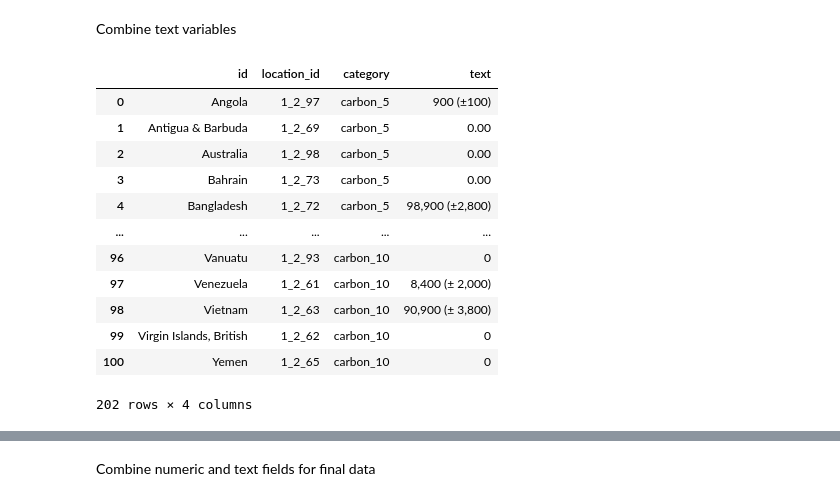
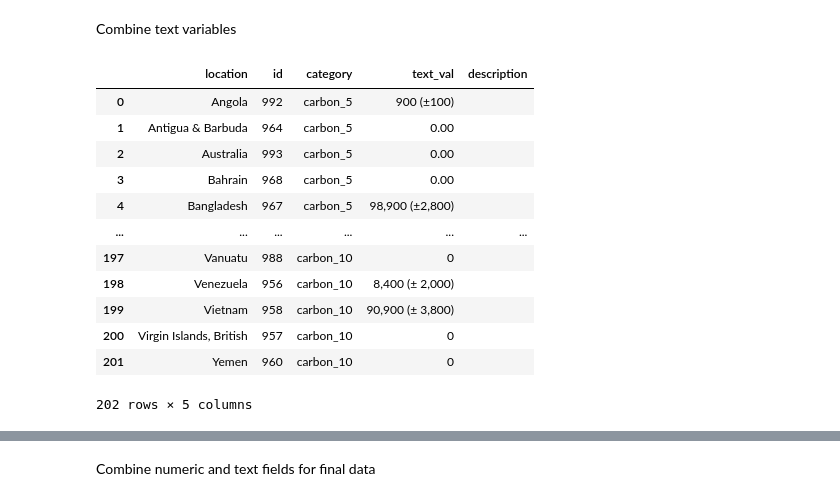
Before and after one commit to lhilarides/mangrove-atlas, a Jupyter notebook: data/notebooks/Lab/data_exploration/Carbon_investment_widget.ipynb, the cells around one changed output, grey strips where cells are left out. Drawn from its saved outputs; the diff is of its cells as text; code cells hidden in the pictures.

Commit message:
Carbon investment format tests

```diff
--- a/data/notebooks/Lab/data_exploration/Carbon_investment_widget.ipynb
+++ b/data/notebooks/Lab/data_exploration/Carbon_investment_widget.ipynb
@@ -100,0 +94,7 @@ locations.head()
+# %%
+#locations = pd.read_csv('../../../data/Country_location_id.csv')
+dataLocation = requests.get('https://mangrove-atlas-api.herokuapp.com/api/v2/locations').json()['data']
+locations = pd.DataFrame(dataLocation)
+locations = locations[locations['location_type'] == 'country']
+locations.rename(columns={'iso':'ISO'}, inplace = True)
+locations.head()
@@ -100,0 +108,4 @@ locations.head()
+# %%
+id_field = 'id'
+loc = locations[[id_field, 'ISO', 'name']]
+loc.head()
@@ -101,6 +119,8 @@ locations.head()
 # %%
-df = pd.merge(carbon_data, locations[['ISO', 'location_id']], on= 'ISO', how= 'left')
-df = df[['ISO', 'location_id',	'Country','Carbon_5_txt','Carbon_5_area','Carbon_10_txt','Carbon_10_area','Diff_carbon_5_10','Protected_area','Remaining_area']]
+df = pd.merge(carbon_data, loc, on= 'ISO', how= 'left')
+df = df[['ISO', id_field, 'name','Country','Carbon_5_txt','Carbon_5_area','Carbon_10_txt','Carbon_10_area','Diff_carbon_5_10','Protected_area','Remaining_area']]
 df.columns = df.columns.str.lower()
+df.rename(columns={'name':'location'}, inplace=True)
+df.drop(columns='country', inplace=True)
 df
 # %% [output]
@@ -124,18 +144,18 @@ Function to select only columns of interest and create the "area" and "category"
 # %%
 def prep_data(df, var):
     label = var.replace('_area', '').replace('_txt', '')
-    vars_select = ['country', 'location_id', var]
+    vars_select = ['location', id_field, var]
     df_select = df[vars_select].copy()
     if '_area' in var:
         df_select['area'] = df_select[var]
         df_select['category'] = label
-        df_select = df_select[['country', 'location_id', 'category', 'area']]
-        df_select.rename(columns={'country':'id'}, inplace=True)
+        df_select = df_select[['location', id_field, 'category', 'area']]
+        #df_select.rename(columns={'country':'id'}, inplace=True)
     else:
-        df_select['text'] = df_select[var]
+        df_select['text_val'] = df_select[var]
         df_select['category'] = label
-        df_select = df_select[['country', 'location_id', 'category', 'text']]
-        df_select.rename(columns={'country':'id'}, inplace=True)
+        df_select = df_select[['location', id_field, 'category', 'text_val']]
+        #df_select.rename(columns={'country':'id'}, inplace=True)
 
     return df_select
 # %%
@@ -183,18 +204,21 @@ Combine text variables
 # %%
 df_txt = pd.concat([prep_data(df, 'carbon_5_txt'),
                     prep_data(df, 'carbon_10_txt')])
+df_txt.reset_index(drop=True, inplace=True)
+df_txt['description'] = ''
+
 df_txt
 # %% [output]
-|  | id | location_id | category | text |
-| 0 | Angola | 1_2_97 | carbon_5 | 900 (±100) |
-| 1 | Antigua & Barbuda | 1_2_69 | carbon_5 | 0.00 |
-| 2 | Australia | 1_2_98 | carbon_5 | 0.00 |
-| 3 | Bahrain | 1_2_73 | carbon_5 | 0.00 |
-| 4 | Bangladesh | 1_2_72 | carbon_5 | 98,900 (±2,800) |
-| ... | ... | ... | ... | ... |
-| 96 | Vanuatu | 1_2_93 | carbon_10 | 0 |
-| 97 | Venezuela | 1_2_61 | carbon_10 | 8,400 (± 2,000) |
-| 98 | Vietnam | 1_2_63 | carbon_10 | 90,900 (± 3,800) |
-| 99 | Virgin Islands, British | 1_2_62 | carbon_10 | 0 |
-| 100 | Yemen | 1_2_65 | carbon_10 | 0 |
+|  | location | id | category | text_val | description |
+| 0 | Angola | 992 | carbon_5 | 900 (±100) |  |
+| 1 | Antigua & Barbuda | 964 | carbon_5 | 0.00 |  |
+| 2 | Australia | 993 | carbon_5 | 0.00 |  |
+| 3 | Bahrain | 968 | carbon_5 | 0.00 |  |
+| 4 | Bangladesh | 967 | carbon_5 | 98,900 (±2,800) |  |
+| ... | ... | ... | ... | ... | ... |
+| 197 | Vanuatu | 988 | carbon_10 | 0 |  |
+| 198 | Venezuela | 956 | carbon_10 | 8,400 (± 2,000) |  |
+| 199 | Vietnam | 958 | carbon_10 | 90,900 (± 3,800) |  |
+| 200 | Virgin Islands, British | 957 | carbon_10 | 0 |  |
+| 201 | Yemen | 960 | carbon_10 | 0 |  |
-202 rows × 4 columns
+202 rows × 5 columns
```
Also changed, not shown: parts of 14 cells of this notebook.
